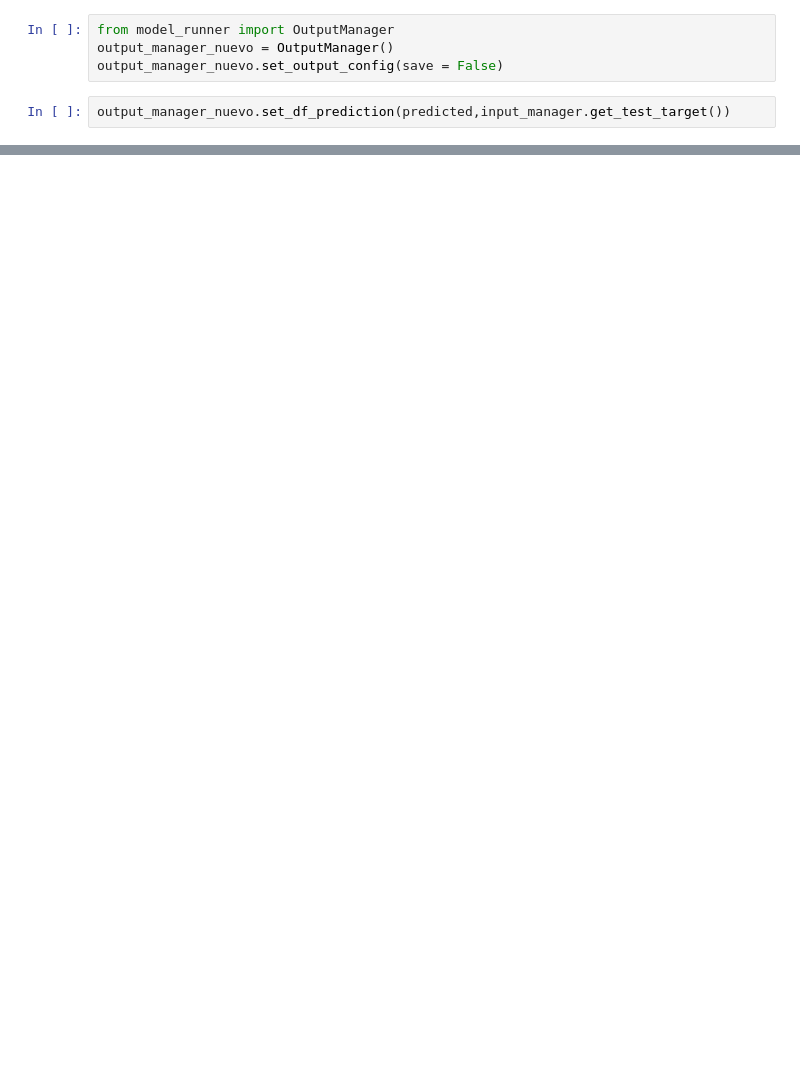
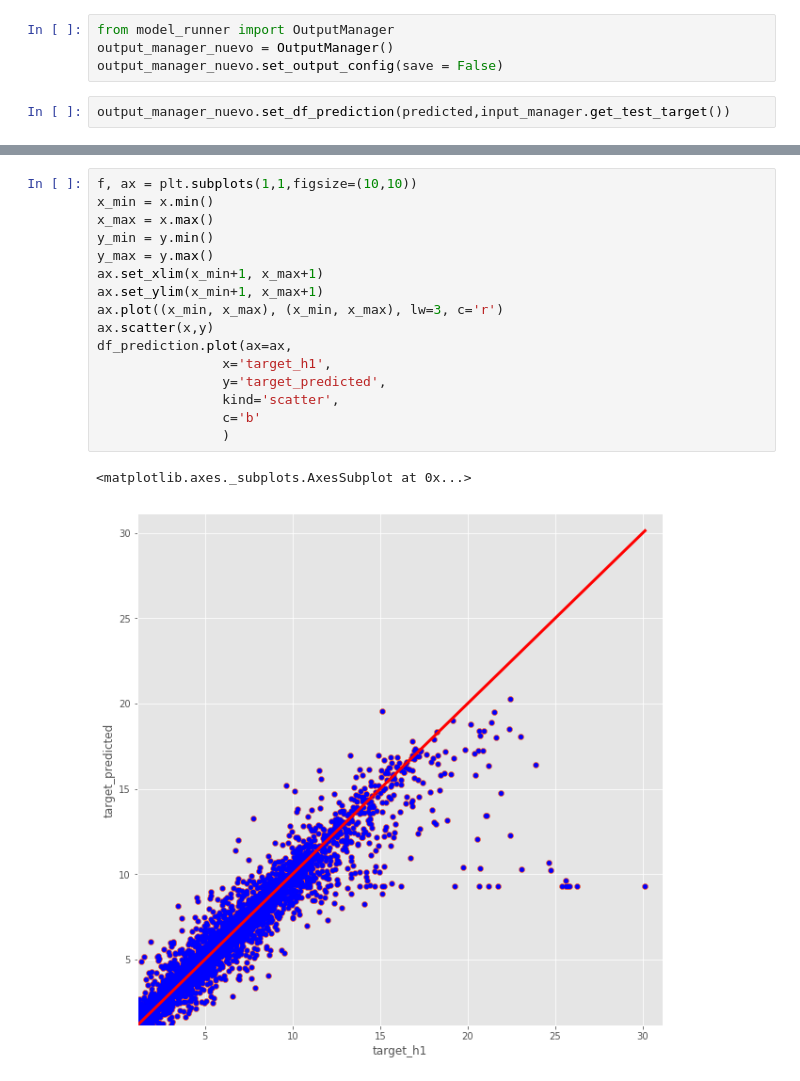
Before and after one commit to ycedres/rnn-series, a Jupyter notebook: src/regressors/core/Corregir RUNNER PLOT.ipynb, the cells around one changed output, grey strips where cells are left out. Saved outputs shown, nothing was run; the diff lists cells and outputs as text; blank space fills up the shorter version.

```diff
--- a/src/regressors/core/Corregir RUNNER PLOT.ipynb
+++ b/src/regressors/core/Corregir RUNNER PLOT.ipynb
@@ -261,0 +264,19 @@ plt.scatter(x,y,c='b')
+# %%
+f, ax = plt.subplots(1,1,figsize=(10,10))
+x_min = x.min()
+x_max = x.max()
+y_min = y.min()
+y_max = y.max()
+ax.set_xlim(x_min+1, x_max+1)
+ax.set_ylim(x_min+1, x_max+1)
+ax.plot((x_min, x_max), (x_min, x_max), lw=3, c='r')
+ax.scatter(x,y)
+df_prediction.plot(ax=ax,
+                x='target_h1',
+                y='target_predicted',
+                kind='scatter',
+                c='b'
+                )
+# %% [output]
+<matplotlib.axes._subplots.AxesSubplot at 0x...>
+[figure, added]
```
Also changed, not shown: parts of 6 cells of this notebook, 1 other file.
